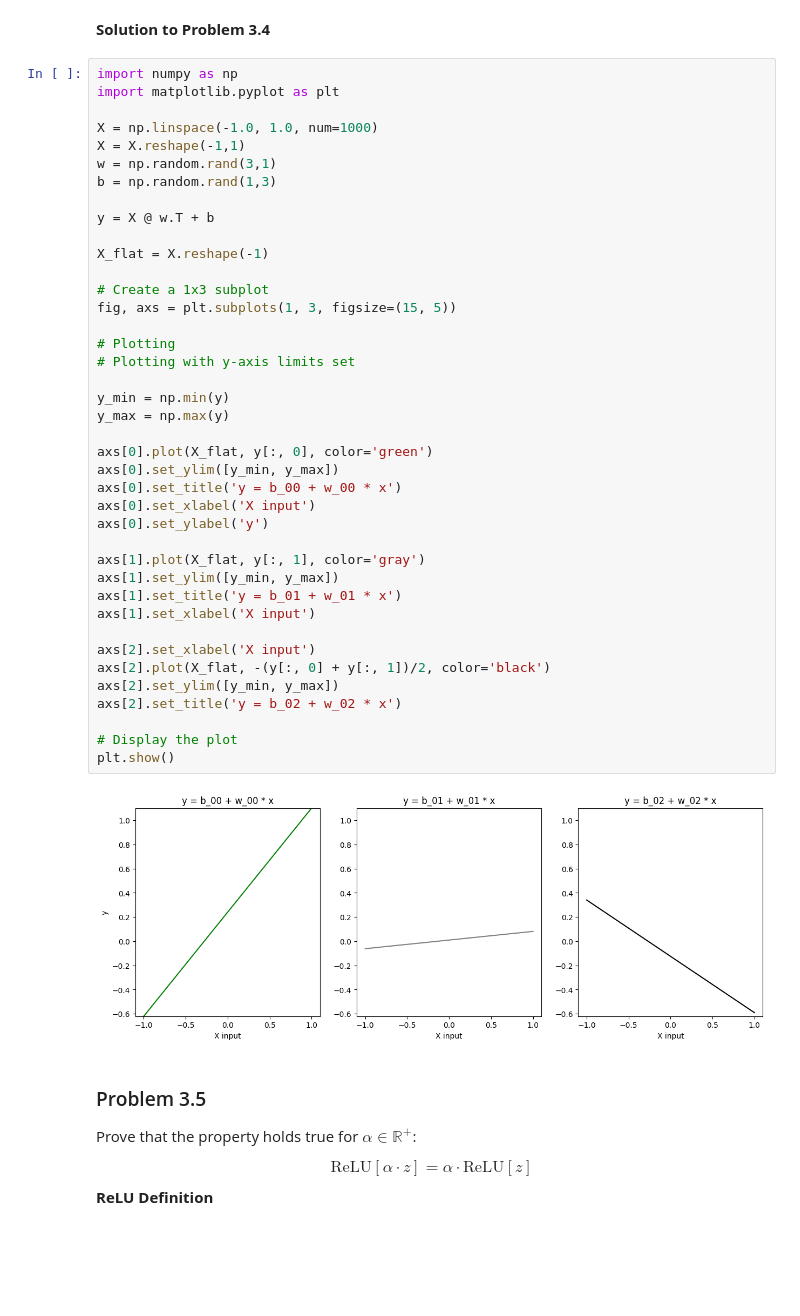
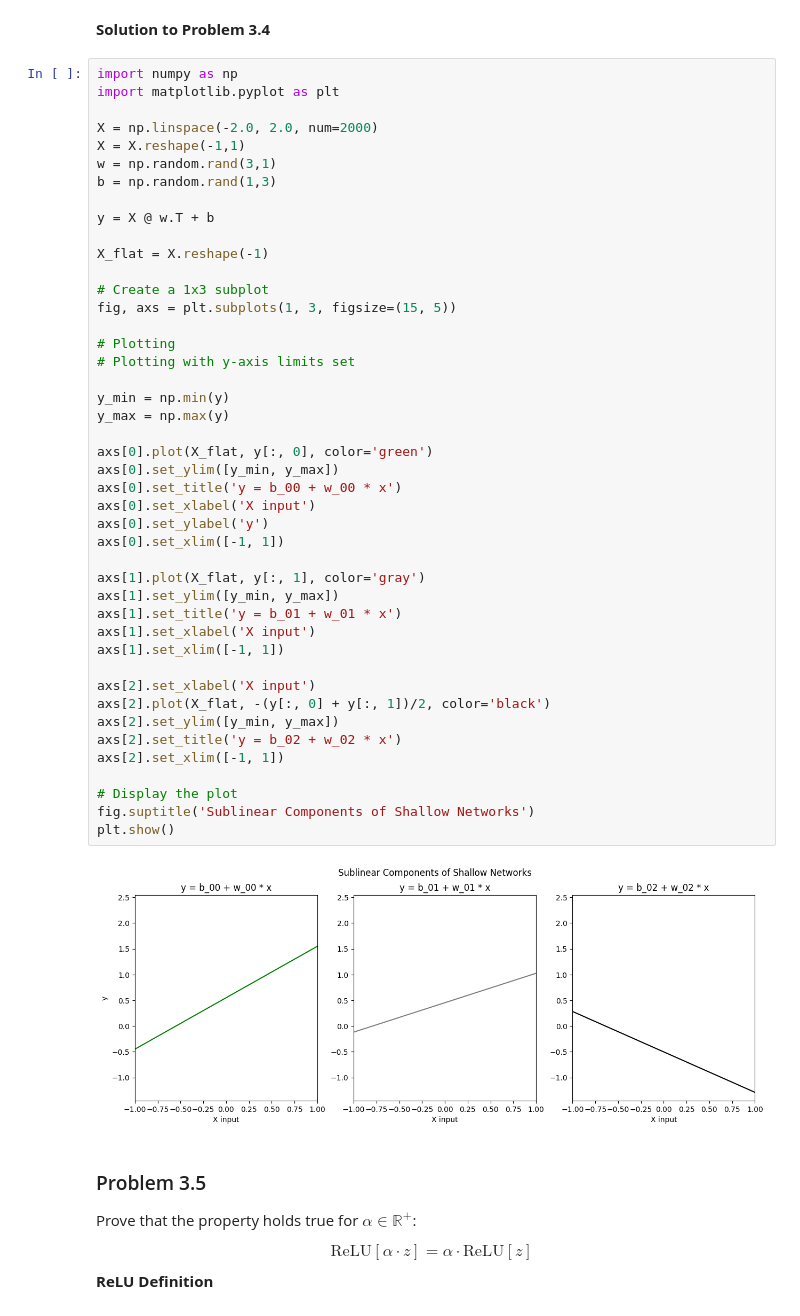
Before and after one commit to jumzzz/understanding-dl, a Jupyter notebook: ch-03/exercises/01-exercises.ipynb, the cells around one changed output. Cells and saved outputs as stored; diff of their text form; blank space fills up the shorter version.

```diff
--- a/ch-03/exercises/01-exercises.ipynb
+++ b/ch-03/exercises/01-exercises.ipynb
@@ -15,7 +15,7 @@ Draw a version of figure 3.3 where the y-intercept and slope of the third hidden
 import numpy as np
 import matplotlib.pyplot as plt
 
-X = np.linspace(-1.0, 1.0, num=1000)
+X = np.linspace(-2.0, 2.0, num=2000)
 X = X.reshape(-1,1)
 w = np.random.rand(3,1)
 b = np.random.rand(1,3)
@@ -25,34 +25,38 @@ y = X @ w.T + b
 X_flat = X.reshape(-1)
 
 # Create a 1x3 subplot
 fig, axs = plt.subplots(1, 3, figsize=(15, 5))
 
 # Plotting
 # Plotting with y-axis limits set
 
 y_min = np.min(y)
 y_max = np.max(y)
 
 axs[0].plot(X_flat, y[:, 0], color='green')
 axs[0].set_ylim([y_min, y_max])
 axs[0].set_title('y = b_00 + w_00 * x')
 axs[0].set_xlabel('X input')
 axs[0].set_ylabel('y')
+axs[0].set_xlim([-1, 1])
 
 axs[1].plot(X_flat, y[:, 1], color='gray')
 axs[1].set_ylim([y_min, y_max])
 axs[1].set_title('y = b_01 + w_01 * x')
 axs[1].set_xlabel('X input')
+axs[1].set_xlim([-1, 1])
 
 axs[2].set_xlabel('X input')
 axs[2].plot(X_flat, -(y[:, 0] + y[:, 1])/2, color='black')
 axs[2].set_ylim([y_min, y_max])
 axs[2].set_title('y = b_02 + w_02 * x')
+axs[2].set_xlim([-1, 1])
 
 # Display the plot
+fig.suptitle('Sublinear Components of Shallow Networks')
 plt.show()
 # %% [output]
-[figure, old version]
+[figure, new version]
 # %% [markdown]
 ### Problem 3.5
 Prove that the property holds true for $\alpha \in \mathbb{R}^{+}$:
```
